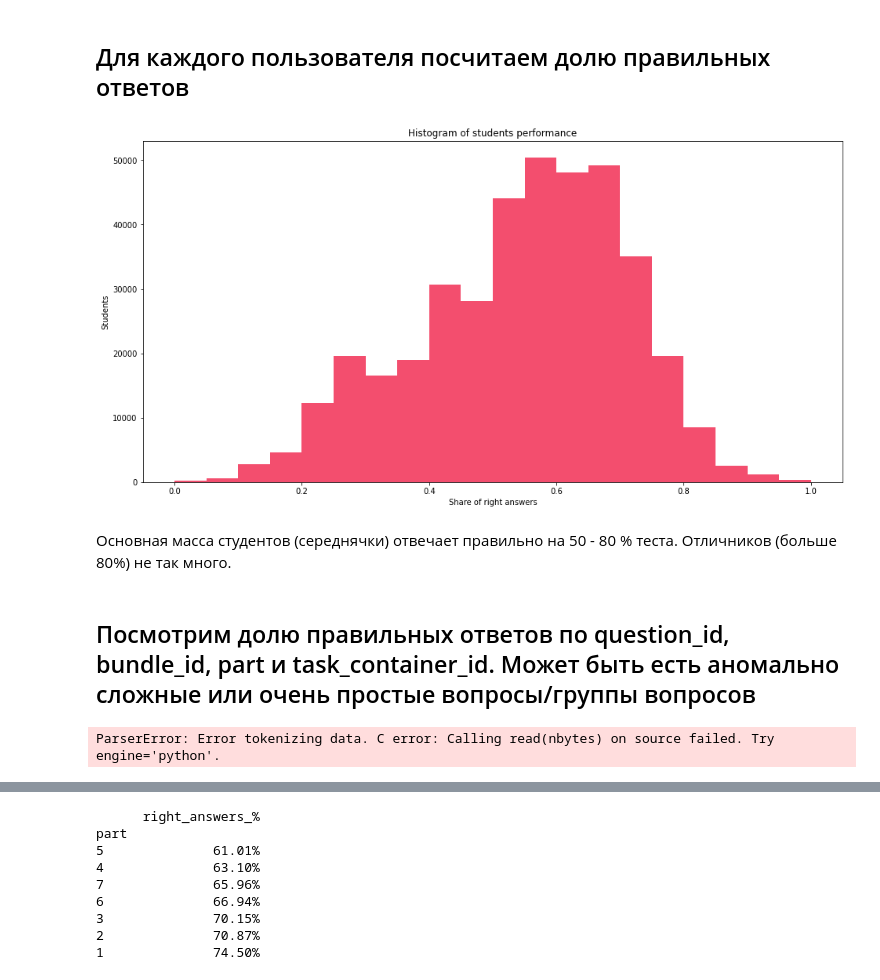
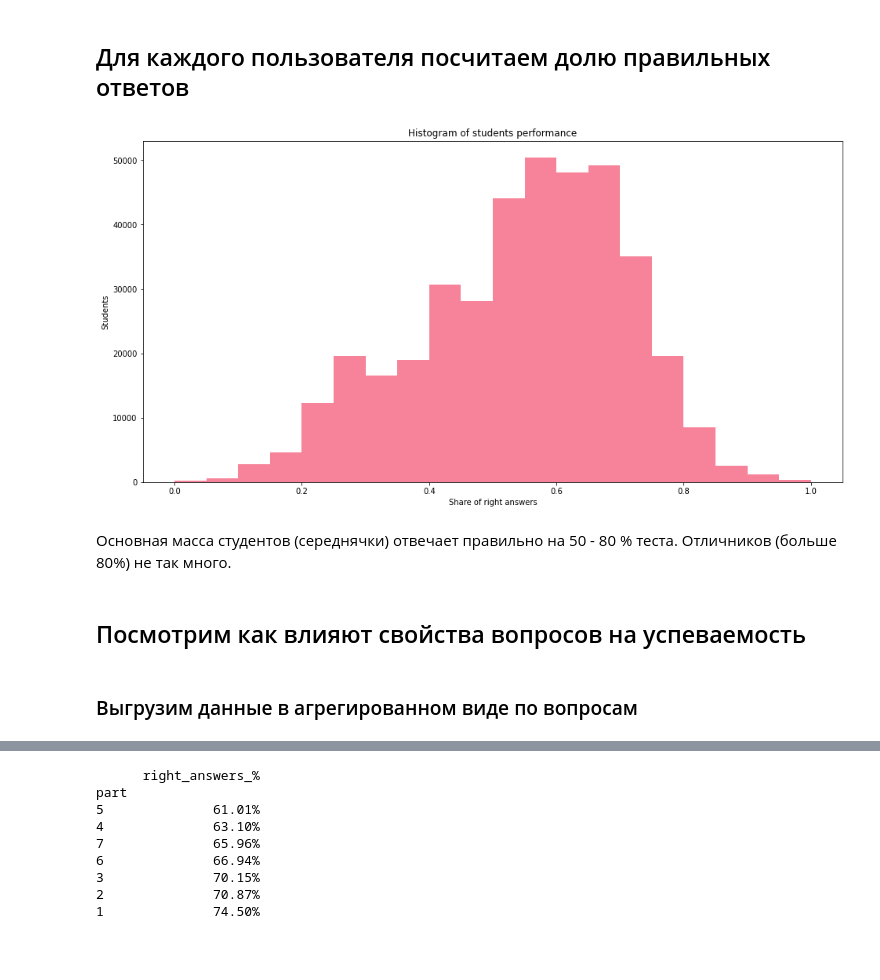
Before and after one commit to pluie-d-automne/homeworks, a Jupyter notebook: python/python_hw2_riiid_aied_challenge/python_hw2_riiid_aied_challenge.ipynb, the cells around one changed output, grey strips where cells are left out. Cells and saved outputs as stored; diff of their text form; code cells hidden in the pictures; blank space fills up the shorter version.

```diff
--- a/python/python_hw2_riiid_aied_challenge/python_hw2_riiid_aied_challenge.ipynb
+++ b/python/python_hw2_riiid_aied_challenge/python_hw2_riiid_aied_challenge.ipynb
@@ -104,31 +105,32 @@ answer_counts["right_answers_%"] = answer_counts["right_answers"]/answer_counts[
 # %%
 plt.subplots(figsize=(16, 8))
 plt.xlabel("Share of right answers")
 plt.ylabel("Students")
 plt.title("Histogram of students performance")
-plt.hist(answer_counts["right_answers_%"], bins = 20, color = "#f34e6e")
+plt.hist(answer_counts["right_answers_%"], bins = 20, color = "#f34e6e", alpha = 0.7)
 plt.show()
 # %% [output]
-[figure, old version]
+[figure, new version]
 # %% [markdown]
 Основная масса студентов (середнячки) отвечает правильно на 50 - 80 % теста. Отличников (больше 80%) не так много.
 # %% [markdown]
-## Посмотрим долю правильных ответов по question_id, bundle_id, part и task_container_id. Может быть есть аномально сложные или очень простые вопросы/группы вопросов
+## Посмотрим как влияют свойства вопросов на успеваемость
+# %% [markdown]
+### Выгрузим данные в агрегированном виде по вопросам
 # %%
 q_answer_counts = pd.DataFrame()
 with pd.read_csv("data/train.csv", index_col = "row_id", chunksize = 100000) as reader:
     for chunk in reader:
         df = chunk[chunk["content_type_id"]==0]\
                 .groupby(["content_id", "task_container_id"])\
-                         .agg(right_answers=("answered_correctly","sum")
-                              ,total_answers=("answered_correctly","count"))
-        q_answer_counts = pd.concat([q_answer_counts, df], axis=0
+                         .agg(right_answers=("answered_correctly","sum"),
+                              total_answers=("answered_correctly","count"))
+        q_answer_counts = pd.concat([q_answer_counts, df], axis=0)
 
 # Повторно группируем и суммируем по пользователю, так как отдельные пользователи могли попасть в разные чанки
-q_answer_counts = q_answer_counts.groupby(["content_id", "task_container_id"]).agg(right_answers=("right_answers","sum"),
-                                     total_answers=("total_answers","sum"))
+q_answer_counts = q_answer_counts.groupby(["content_id", "task_container_id"])\
+                                    .agg(right_answers=("right_answers","sum"),
+                                         total_answers=("total_answers","sum"))
-# %% [output]
-ParserError: Error tokenizing data. C error: Calling read(nbytes) on source failed. Try engine='python'.
 # %%
 q_answer_counts.reset_index(inplace = True)
 q_answer_counts.rename(columns = {'content_id': 'question_id'}, inplace = True)
```
Also changed, not shown: parts of 33 cells of this notebook.
